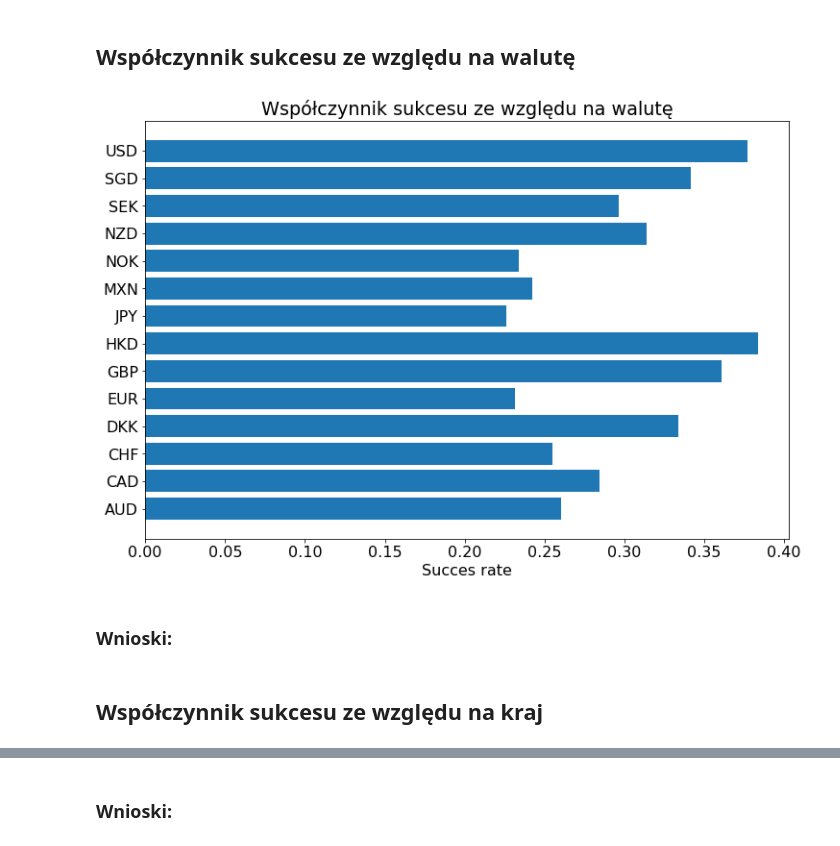
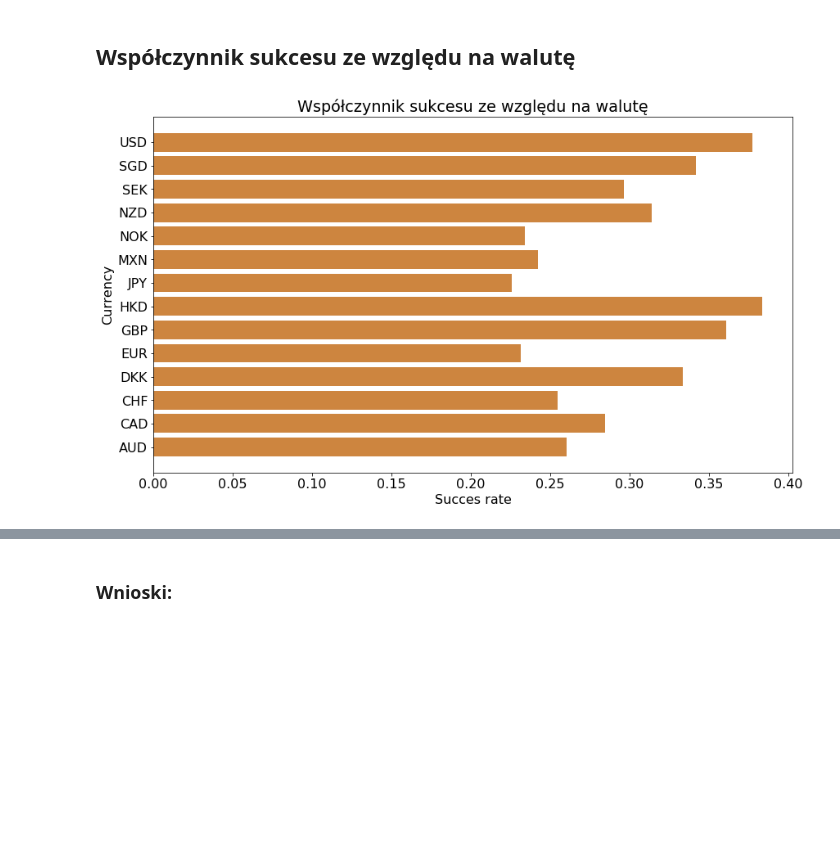
Before and after one commit to infoshareacademy/jdsz4-PandP, a Jupyter notebook: projekt_python/AnalizaProjectPython.ipynb, the cells around one changed output, grey strips where cells are left out. Cells and saved outputs as stored; diff of their text form; code cells hidden in the pictures; blank space fills up the shorter version.

```diff
--- a/projekt_python/AnalizaProjectPython.ipynb
+++ b/projekt_python/AnalizaProjectPython.ipynb
@@ -12,12 +12,8 @@ import matplotlib.pyplot as plt
 # %%
 #wczytywanie DF z linku https://we.tl/t-yDSAPEXRdB
 
-#DF=pd.read_csv('/home/nina/Infoshare - zadanka/kickstarter/kickstarter_public_kickstarter_filtered.tsv',sep='\t')
-DF = pd.read_csv('kickstarter_public_kickstarter_filtered.tsv',sep='\t')
+DF = pd.read_csv('kickstarter_filtered.tsv',sep='\t')
 DF.head()
-
-#utworzenie nowej kolumny gdzie mamy kategorie wraz z podkategoriami
-DF['main_category_and_category']=DF['main_category']+' '+DF['category']
 
 #zmiana czcionki  na wykresach
 plt.rcParams.update({'font.size': 16})
@@ -82,0 +131,34 @@ Name: main_category_and_category, Length: 170, dtype: int64
+# %%
+#grupujemy wartości na podstawie kategorii głównej i podkategorii
+category_state=DF.groupby(['main_category','category'])['state'].value_counts().unstack().fillna(0)
+succes_rate={}
+good=0
+bad=0
+unique_category=category_state.index
+
+#dla każdego kraju wyliczamy succes_rate='successful'/'all'
+for category in unique_category:
+    good=category_state.at[category,'successful']
+    bad=category_state.at[category,'failed']+category_state.at[category,'canceled']
+    all_results=good+bad
+    succes_rate[category]=good/all_results
+
+# #przygotowujemy wartości x,y do pokazania na wykresie
+x = list(succes_rate.keys())
+y = list(succes_rate.values())
+
+for main_category in main_category_list:
+    new_x=[]
+    new_y=[]
+    for i in range(len(x)):
+        if x[i][0]==main_category:
+            new_x.append(x[i][1])
+            new_y.append(y[i])
+    # #tworzymy wykres
+    fig, ax = plt.subplots(figsize=(14, 6))
+    ax.barh(new_x, new_y,color='darkgrey')
+    ax.set_xlabel('Succes rate')
+    ax.set_xlim(0,0.8)
+    ax.set_ylabel('Subcategory')
+    ax.set_title('Main category: '+main_category)
+    plt.show()
@@ -190,32 +316,29 @@ plt.show()
 # %%
 #grupujemy wartości na podstawie state
 currency_state=DF.groupby('currency')['state'].value_counts().unstack().fillna(0)
 
 succes_rate={}
 good=0
 bad=0
 unique_currency=currency_state.index
 
 #dla każdego kraju wyliczamy succes_rate='successful'/'all'
 for currency in unique_currency:
     good=currency_state.at[currency,'successful']
     bad=currency_state.at[currency,'failed']+currency_state.at[currency,'canceled']
     all_results=good+bad
     succes_rate[currency]=good/all_results
 
 #przygotowujemy wartości x,y do pokazania na wykresie
 x = list(succes_rate.keys())
 y = list(succes_rate.values())
 
 #tworzymy wykres
-fig, ax = plt.subplots(figsize=(12, 8))
-ax.barh(x, y)
+fig, ax = plt.subplots(figsize=(14, 8))
+ax.barh(x, y, color='peru')
 ax.set_xlabel('Succes rate')
+ax.set_ylabel('Currency')
 ax.set_title('Współczynnik sukcesu ze względu na walutę')
 plt.show()
 # %% [output]
-[figure, old version]
+[figure, new version]
-# %% [markdown]
-### Wnioski:
-# %% [markdown]
-## Współczynnik sukcesu ze względu na kraj
```
Also changed, not shown: parts of 36 cells of this notebook.
